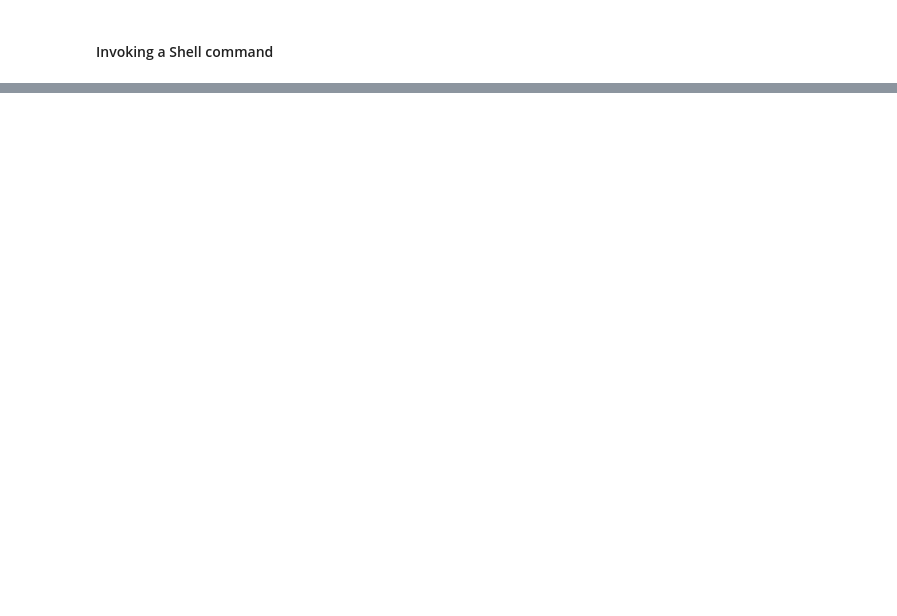
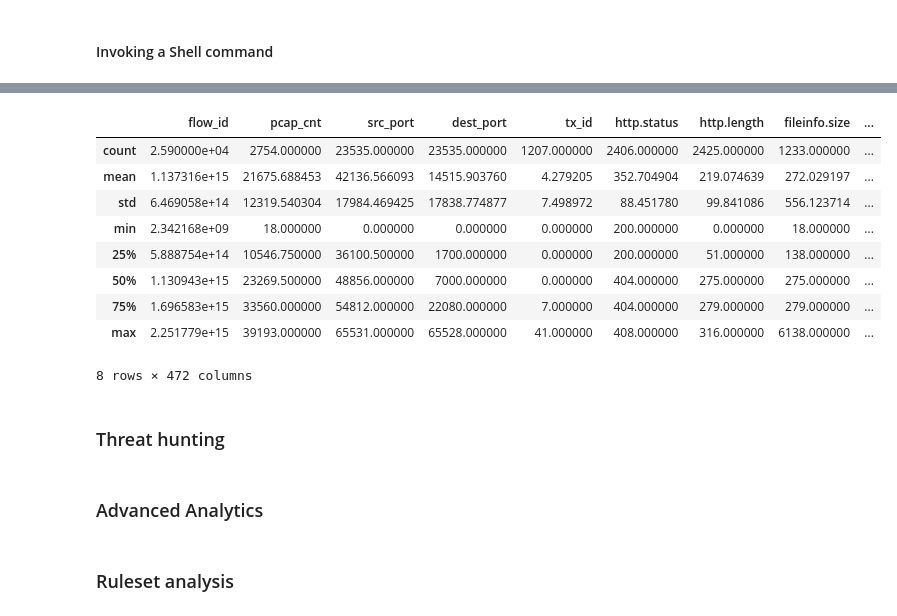
Before and after one commit to markuskont/suricata-analytics-1, a Jupyter notebook: jupyter/Notebooks/Suricon2022Talk.ipynb, the cells around one changed output, grey strips where cells are left out. Saved outputs shown, nothing was run; the diff lists cells and outputs as text; code cells hidden in the pictures; blank space fills up the shorter version.

```diff
--- a/jupyter/Notebooks/Suricon2022Talk.ipynb
+++ b/jupyter/Notebooks/Suricon2022Talk.ipynb
@@ -98,0 +271,19 @@ with ZipFile(file_name, "r") as zip:
+# %%
+DF.describe()
+# %% [output]
+|  | flow_id | pcap_cnt | src_port | dest_port | tx_id | http.status | http.length | fileinfo.size | ... |
+| count | 2.590000e+04 | 2754.000000 | 23535.000000 | 23535.000000 | 1207.000000 | 2406.000000 | 2425.000000 | 1233.000000 | ... |
+| mean | 1.137316e+15 | 21675.688453 | 42136.566093 | 14515.903760 | 4.279205 | 352.704904 | 219.074639 | 272.029197 | ... |
+| std | 6.469058e+14 | 12319.540304 | 17984.469425 | 17838.774877 | 7.498972 | 88.451780 | 99.841086 | 556.123714 | ... |
+| min | 2.342168e+09 | 18.000000 | 0.000000 | 0.000000 | 0.000000 | 200.000000 | 0.000000 | 18.000000 | ... |
+| 25% | 5.888754e+14 | 10546.750000 | 36100.500000 | 1700.000000 | 0.000000 | 200.000000 | 51.000000 | 138.000000 | ... |
+| 50% | 1.130943e+15 | 23269.500000 | 48856.000000 | 7000.000000 | 0.000000 | 404.000000 | 275.000000 | 275.000000 | ... |
+| 75% | 1.696583e+15 | 33560.000000 | 54812.000000 | 22080.000000 | 7.000000 | 404.000000 | 279.000000 | 279.000000 | ... |
+| max | 2.251779e+15 | 39193.000000 | 65531.000000 | 65528.000000 | 41.000000 | 408.000000 | 316.000000 | 6138.000000 | ... |
+8 rows × 472 columns
+# %% [markdown]
+### Threat hunting
+# %% [markdown]
+### Advanced Analytics
+# %% [markdown]
+### Ruleset analysis
```
Also changed, not shown: parts of 40 cells of this notebook.
